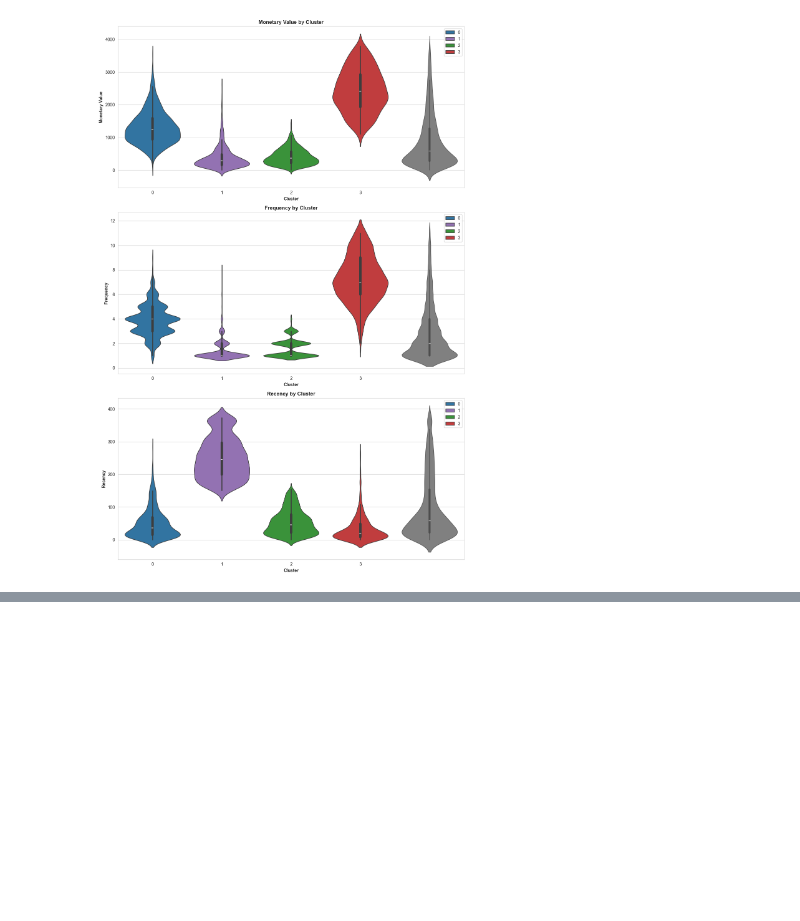
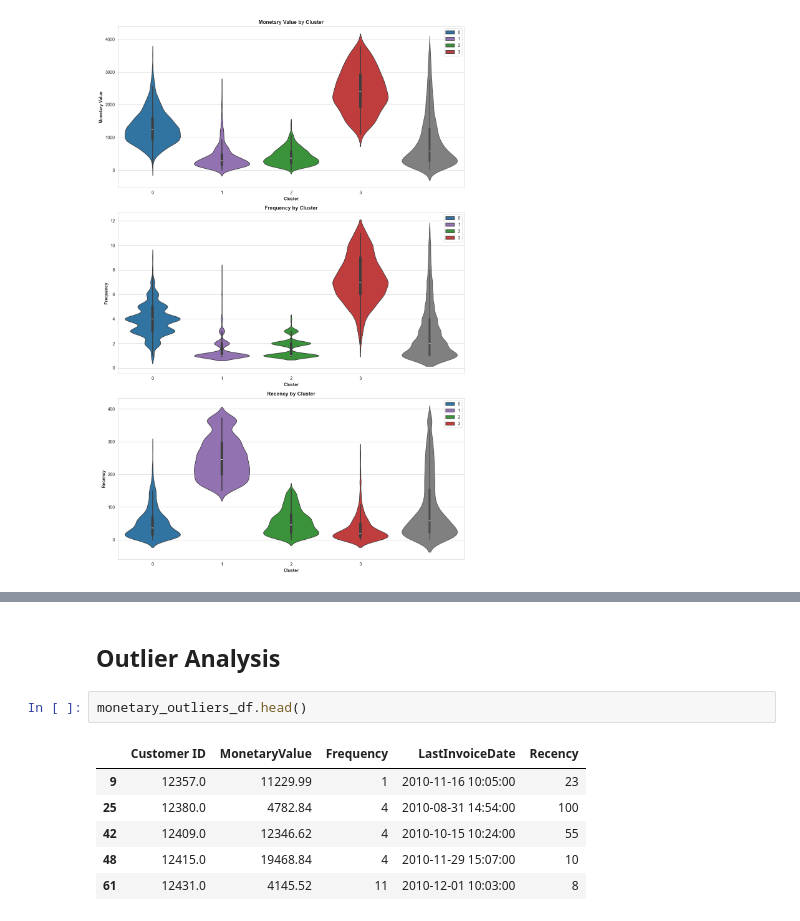
Before and after one commit to abdullahashfaq-ds/Online-Retail-Customer-Analysis, a Jupyter notebook: notebooks/online_retail_analysis.ipynb, the cells around one changed output, grey strips where cells are left out. Cells and saved outputs as stored; diff of their text form; blank space fills up the shorter version.

```diff
--- a/notebooks/online_retail_analysis.ipynb
+++ b/notebooks/online_retail_analysis.ipynb
@@ -723,0 +735,11 @@ plt.show()
+# %% [markdown]
+## Outlier Analysis
+# %%
+monetary_outliers_df.head()
+# %% [output]
+|  | Customer ID | MonetaryValue | Frequency | LastInvoiceDate | Recency |
+| 9 | 12357.0 | 11229.99 | 1 | 2010-11-16 10:05:00 | 23 |
+| 25 | 12380.0 | 4782.84 | 4 | 2010-08-31 14:54:00 | 100 |
+| 42 | 12409.0 | 12346.62 | 4 | 2010-10-15 10:24:00 | 55 |
+| 48 | 12415.0 | 19468.84 | 4 | 2010-11-29 15:07:00 | 10 |
+| 61 | 12431.0 | 4145.52 | 11 | 2010-12-01 10:03:00 | 8 |
```
Also changed, not shown: parts of 8 cells of this notebook.
